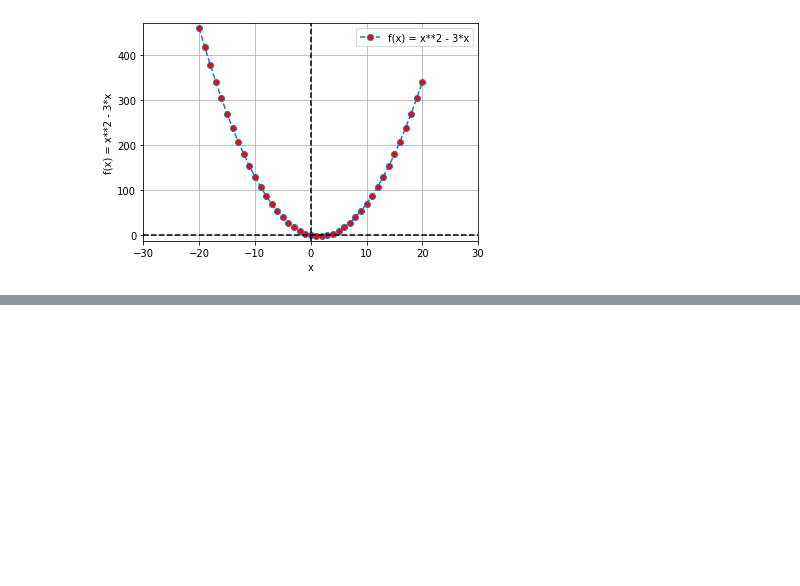
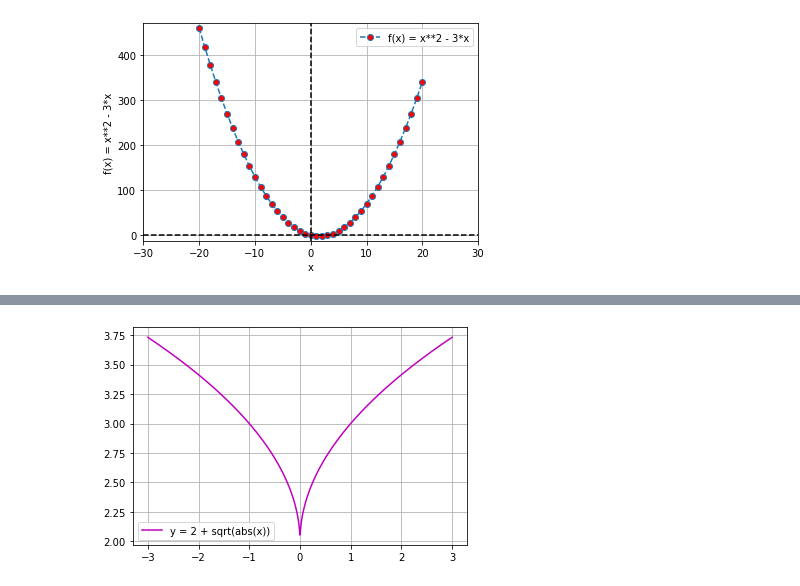
Before and after one commit to XabierFernandez/MyPythonProjects, a Jupyter notebook: JupLab_Maths.ipynb, the cells around one changed output, grey strips where cells are left out. Cells and saved outputs as stored; diff of their text form; code cells hidden in the pictures; blank space fills up the shorter version.

```diff
--- a/JupLab_Maths.ipynb
+++ b/JupLab_Maths.ipynb
@@ -100,0 +145,12 @@ plt.show()
+# %%
+x = np.linspace(-3,3,1000)
+y = 2 + np.sqrt(abs(x))
+
+plt.plot(x,y,'m-', label='y = 2 + sqrt(abs(x))')
+
+plt.grid()
+
+plt.legend()
+plt.show()
+# %% [output]
+[figure, added]
```
Also changed, not shown: parts of 5 cells of this notebook, 2 other files.
